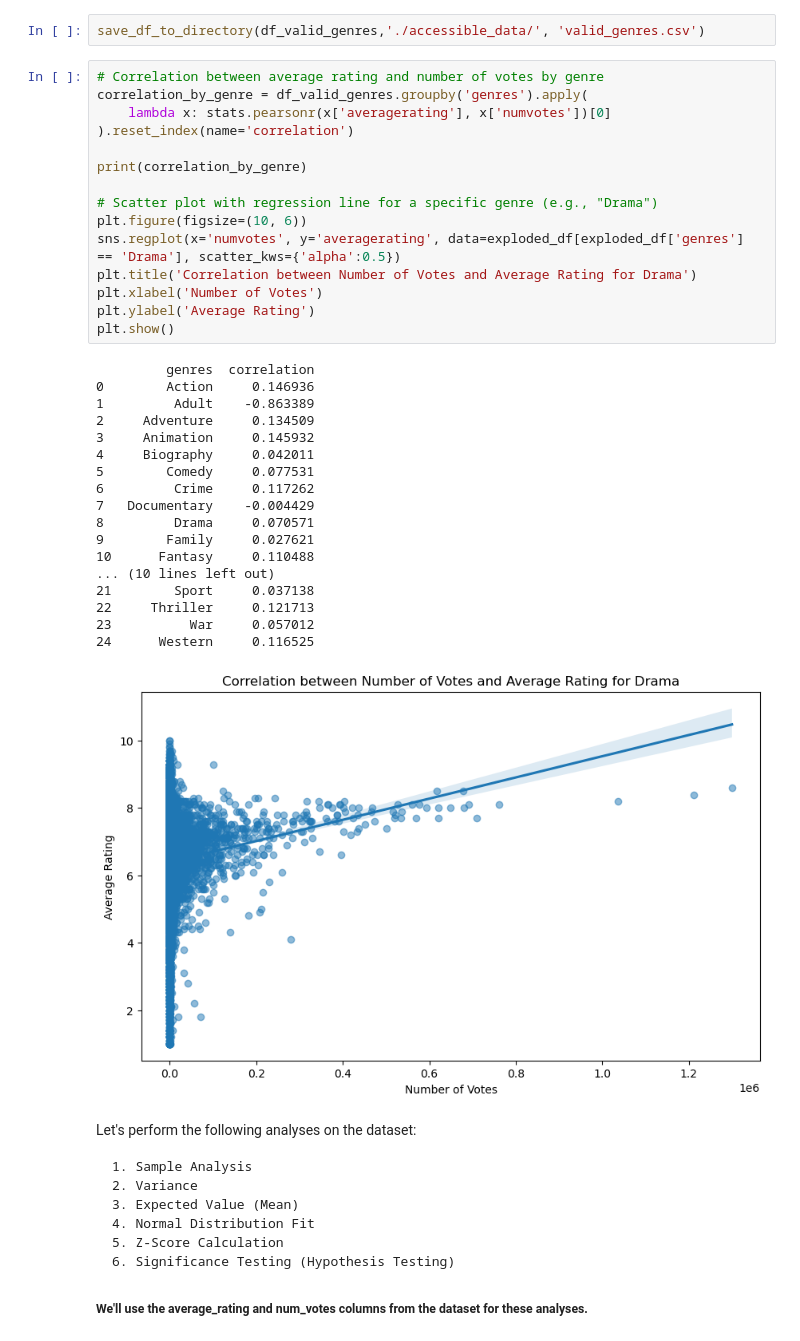
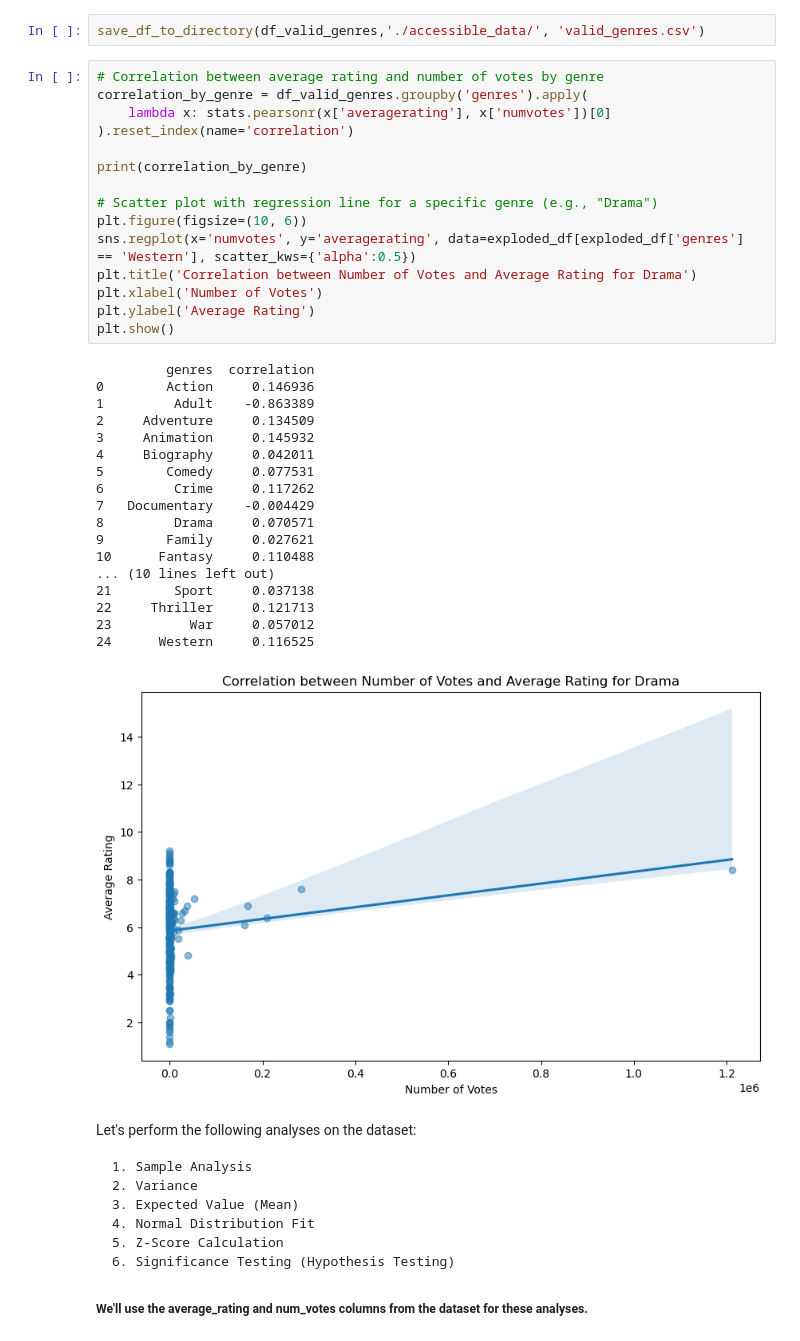
Before and after one commit to omendez930/dsc-project2-movie-studio, a Jupyter notebook: index.ipynb, the cells around one changed output. Drawn from its saved outputs; the diff is of its cells as text.

```diff
--- a/index.ipynb
+++ b/index.ipynb
@@ -1018,35 +1003,35 @@ save_df_to_directory(df_valid_genres,'./accessible_data/', 'valid_genres.csv')
 correlation_by_genre = df_valid_genres.groupby('genres').apply(
     lambda x: stats.pearsonr(x['averagerating'], x['numvotes'])[0]
 ).reset_index(name='correlation')
 
 print(correlation_by_genre)
 
 # Scatter plot with regression line for a specific genre (e.g., "Drama")
 plt.figure(figsize=(10, 6))
-sns.regplot(x='numvotes', y='averagerating', data=exploded_df[exploded_df['genres'] == 'Drama'], scatter_kws={'alpha':0.5})
+sns.regplot(x='numvotes', y='averagerating', data=exploded_df[exploded_df['genres'] == 'Western'], scatter_kws={'alpha':0.5})
 plt.title('Correlation between Number of Votes and Average Rating for Drama')
 plt.xlabel('Number of Votes')
 plt.ylabel('Average Rating')
 plt.show()
 # %% [output]
          genres  correlation
 0        Action     0.146936
 1         Adult    -0.863389
 2     Adventure     0.134509
 3     Animation     0.145932
 4     Biography     0.042011
 5        Comedy     0.077531
 6         Crime     0.117262
 7   Documentary    -0.004429
 8         Drama     0.070571
 9        Family     0.027621
 10      Fantasy     0.110488
 ... (10 lines left out)
 21        Sport     0.037138
 22     Thriller     0.121713
 23          War     0.057012
 24      Western     0.116525
-[figure, old version]
+[figure, new version]
 # %% [markdown]
 Let's perform the following analyses on the dataset:
 
```
Also changed, not shown: parts of 45 cells of this notebook, 33 other files.
